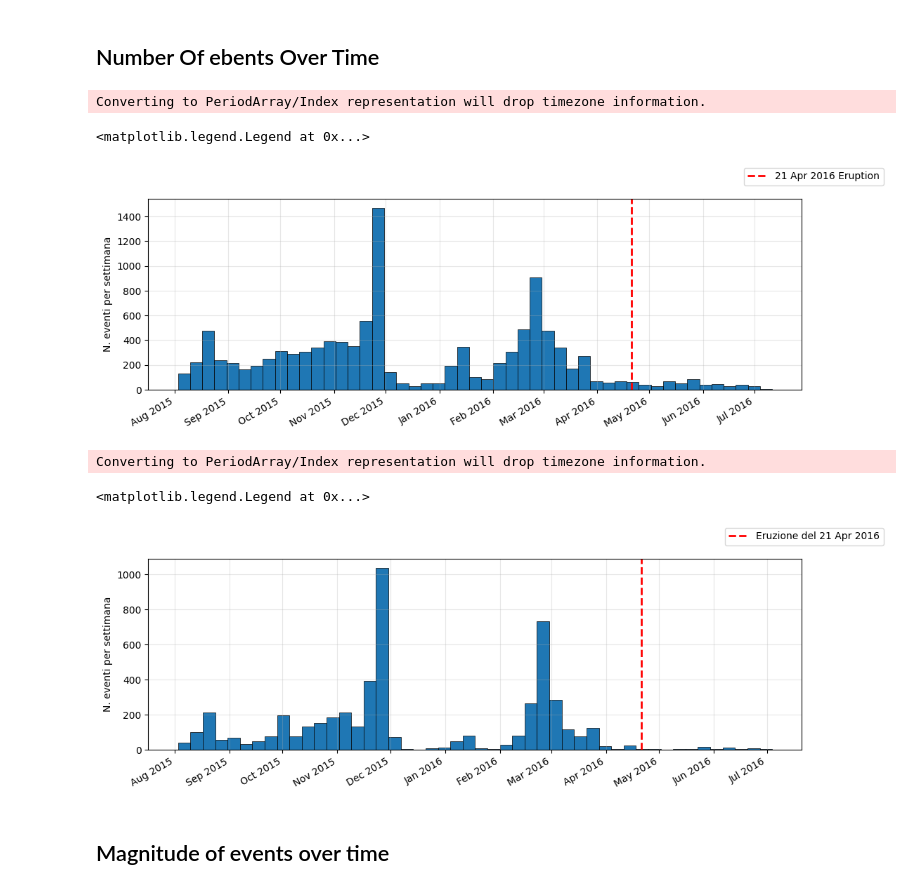
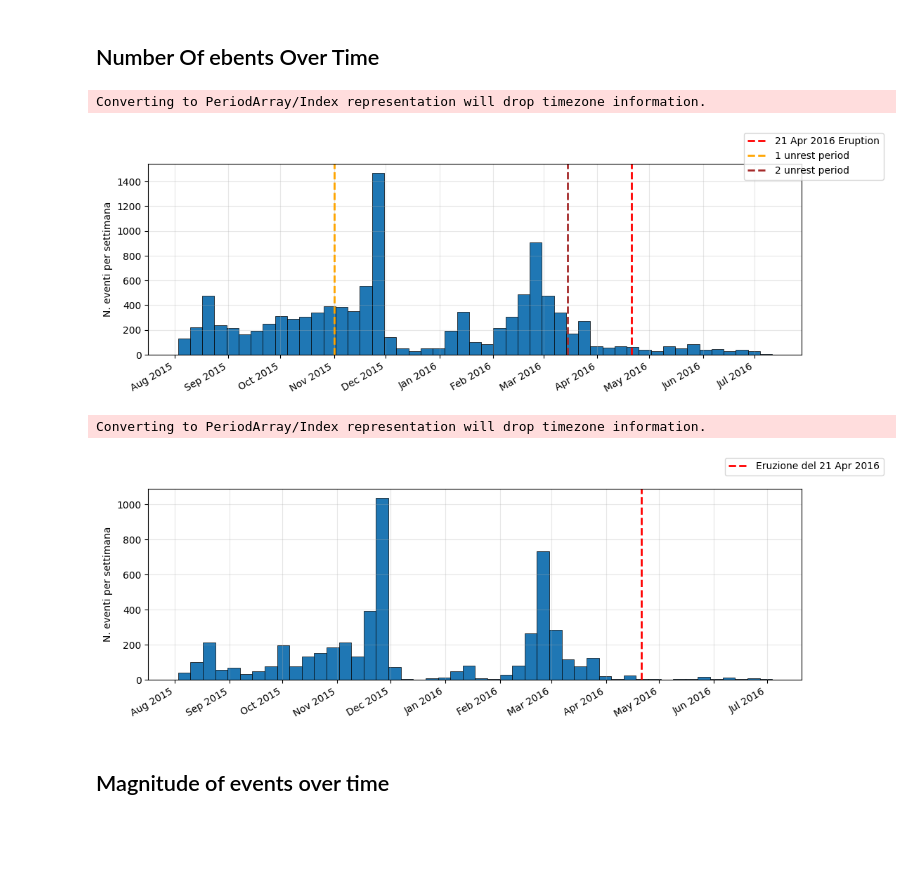
Before and after one commit to Mpinaz/Thesis, a Jupyter notebook: Tesi.ipynb, the cells around one changed output. Drawn from its saved outputs; the diff is of its cells as text; code cells hidden in the pictures; blank space fills up the shorter version.

```diff
--- a/Tesi.ipynb
+++ b/Tesi.ipynb
@@ -319,8 +326,38 @@ fig.show()
 [interactive output not drawn]
 # %% [markdown]
 ## Number Of ebents Over Time
+# %%
+counts = catalog["time"].dt.to_period("W").value_counts()
+counts.index = counts.index.to_timestamp()
+
+fig, ax = plt.subplots(figsize=(12, 4))
+
+ax.xaxis.set_major_locator(mdates.MonthLocator())          # un tick al mese
+ax.xaxis.set_major_formatter(mdates.DateFormatter("%b %Y"))
+fig.autofmt_xdate()
+
+ax.bar(counts.index, counts.values, width=7, align="edge", edgecolor="black", linewidth=0.5)
+
+
+Lines = [pd.Timestamp("2016-04-21"), pd.Timestamp("2015-11-1"), pd.Timestamp("2016-03-15")]
+labels = ["21 Apr 2016 Eruption", "1 unrest period", "2 unrest period"]
+colors = ["red", "orange", "brown"]
+for l, e, c in zip(Lines, labels, colors):
+  ax.axvline(l, linestyle="--", linewidth=2, label=e, color=c)
+ax.grid("on", alpha = 0.3)
+
+ax.set_ylabel("N. eventi per settimana")
+fig.legend()
+
+plt.savefig("Number_of_Events_Over_Time.png")
+# %% [output]
+Converting to PeriodArray/Index representation will drop timezone information.
+[figure, added]
 # %%
-counts = catalog["time"].dt.to_period("W").value_counts()
+mask = catalog.index.isin(SV13_Events)
+catalog_SV13 = catalog[mask]
+
+counts = catalog_SV13["time"].dt.to_period("W").value_counts()
 counts.index = counts.index.to_timestamp()
 
 fig, ax = plt.subplots(figsize=(12, 4))
@@ -330,40 +367,17 @@ ax.xaxis.set_major_formatter(mdates.DateFormatter("%b %Y"))
 fig.autofmt_xdate()
 
 Eruption = pd.Timestamp("2016-04-21")
-ax.axvline(Eruption, color="red", linestyle="--", linewidth=2, label="21 Apr 2016 Eruption")
+ax.axvline(Eruption, color="red", linestyle="--", linewidth=2, label="Eruzione del 21 Apr 2016")
 
 ax.bar(counts.index, counts.values, width=7, align="edge", edgecolor="black", linewidth=0.5)
 ax.grid("on", alpha = 0.3)
 ax.set_ylabel("N. eventi per settimana")
 fig.legend()
+
+plt.savefig("Number_of_Events_Over_Time.png")
 # %% [output]
 Converting to PeriodArray/Index representation will drop timezone information.
-<matplotlib.legend.Legend at 0x...>
-[figure, old version]
+[figure, new version]
-# %%
-mask = catalog.index.isin(SV13_Events)
-catalog_SV13 = catalog[mask]
-
-counts = catalog_SV13["time"].dt.to_period("W").value_counts()
-counts.index = counts.index.to_timestamp()
-
-fig, ax = plt.subplots(figsize=(12, 4))
-
-ax.xaxis.set_major_locator(mdates.MonthLocator())          # un tick al mese
-ax.xaxis.set_major_formatter(mdates.DateFormatter("%b %Y"))
-fig.autofmt_xdate()
-
-Eruption = pd.Timestamp("2016-04-21")
-ax.axvline(Eruption, color="red", linestyle="--", linewidth=2, label="Eruzione del 21 Apr 2016")
-
-ax.bar(counts.index, counts.values, width=7, align="edge", edgecolor="black", linewidth=0.5)
-ax.grid("on", alpha = 0.3)
-ax.set_ylabel("N. eventi per settimana")
-fig.legend()
-# %% [output]
-Converting to PeriodArray/Index representation will drop timezone information.
-<matplotlib.legend.Legend at 0x...>
-[figure, removed]
 # %% [markdown]
 ## Magnitude of events over time
 # %%
```
Also changed, not shown: parts of 2 cells of this notebook.
